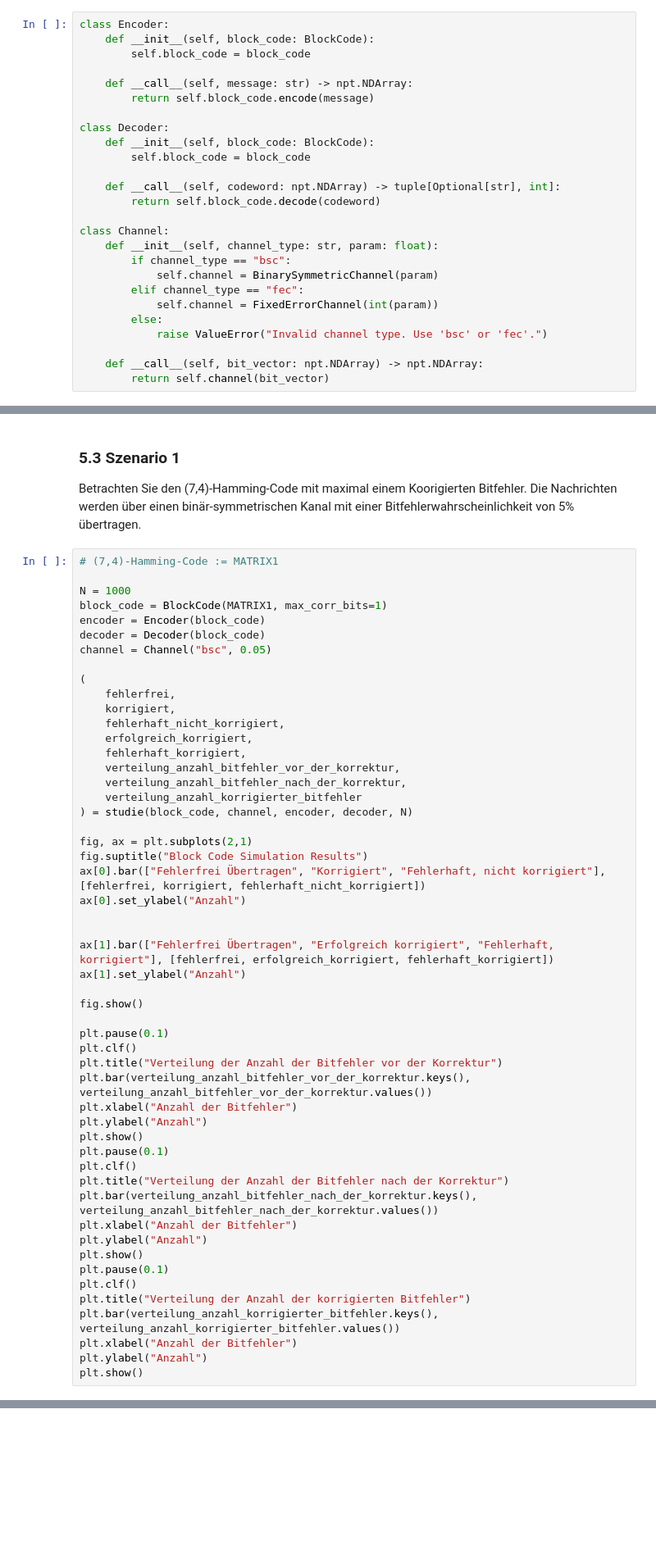
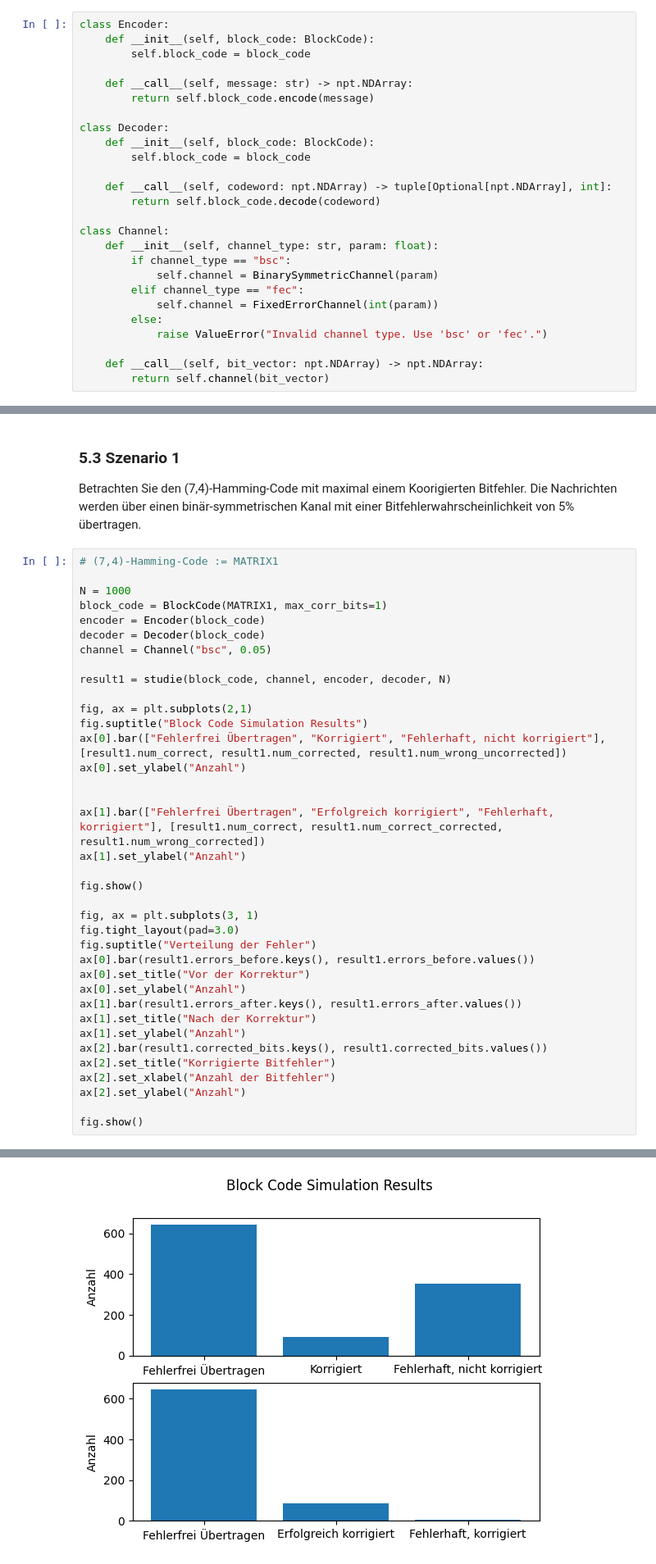
Before and after one commit to FabiSahne/Kommunikationstechnik, a Jupyter notebook: 3-Linear-systematische-Blockcodes/LsBc.ipynb, the cells around one changed output, grey strips where cells are left out. Shown at 82% size. Cells and saved outputs as stored; diff of their text form; blank space fills up the shorter version.

```diff
--- a/3-Linear-systematische-Blockcodes/LsBc.ipynb
+++ b/3-Linear-systematische-Blockcodes/LsBc.ipynb
@@ -264,7 +268,7 @@ class Decoder:
     def __init__(self, block_code: BlockCode):
         self.block_code = block_code
 
-    def __call__(self, codeword: npt.NDArray) -> tuple[Optional[str], int]:
+    def __call__(self, codeword: npt.NDArray) -> tuple[Optional[npt.NDArray], int]:
         return self.block_code.decode(codeword)
 
 class Channel:
@@ -336,47 +364,32 @@ encoder = Encoder(block_code)
 decoder = Decoder(block_code)
 channel = Channel("bsc", 0.05)
 
-(
-    fehlerfrei,
-    korrigiert,
-    fehlerhaft_nicht_korrigiert,
-    erfolgreich_korrigiert,
-    fehlerhaft_korrigiert,
-    verteilung_anzahl_bitfehler_vor_der_korrektur,
-    verteilung_anzahl_bitfehler_nach_der_korrektur,
-    verteilung_anzahl_korrigierter_bitfehler
-) = studie(block_code, channel, encoder, decoder, N)
+result1 = studie(block_code, channel, encoder, decoder, N)
 
 fig, ax = plt.subplots(2,1)
 fig.suptitle("Block Code Simulation Results")
-ax[0].bar(["Fehlerfrei Übertragen", "Korrigiert", "Fehlerhaft, nicht korrigiert"], [fehlerfrei, korrigiert, fehlerhaft_nicht_korrigiert])
+ax[0].bar(["Fehlerfrei Übertragen", "Korrigiert", "Fehlerhaft, nicht korrigiert"], [result1.num_correct, result1.num_corrected, result1.num_wrong_uncorrected])
 ax[0].set_ylabel("Anzahl")
 
 
-ax[1].bar(["Fehlerfrei Übertragen", "Erfolgreich korrigiert", "Fehlerhaft, korrigiert"], [fehlerfrei, erfolgreich_korrigiert, fehlerhaft_korrigiert])
+ax[1].bar(["Fehlerfrei Übertragen", "Erfolgreich korrigiert", "Fehlerhaft, korrigiert"], [result1.num_correct, result1.num_correct_corrected, result1.num_wrong_corrected])
 ax[1].set_ylabel("Anzahl")
 
 fig.show()
 
-plt.pause(0.1)
-plt.clf()
-plt.title("Verteilung der Anzahl der Bitfehler vor der Korrektur")
-plt.bar(verteilung_anzahl_bitfehler_vor_der_korrektur.keys(), verteilung_anzahl_bitfehler_vor_der_korrektur.values())
-plt.xlabel("Anzahl der Bitfehler")
-plt.ylabel("Anzahl")
-plt.show()
-plt.pause(0.1)
-plt.clf()
-plt.title("Verteilung der Anzahl der Bitfehler nach der Korrektur")
-plt.bar(verteilung_anzahl_bitfehler_nach_der_korrektur.keys(), verteilung_anzahl_bitfehler_nach_der_korrektur.values())
-plt.xlabel("Anzahl der Bitfehler")
-plt.ylabel("Anzahl")
-plt.show()
-plt.pause(0.1)
-plt.clf()
-plt.title("Verteilung der Anzahl der korrigierten Bitfehler")
-plt.bar(verteilung_anzahl_korrigierter_bitfehler.keys(), verteilung_anzahl_korrigierter_bitfehler.values())
-plt.xlabel("Anzahl der Bitfehler")
-plt.ylabel("Anzahl")
-plt.show()
+fig, ax = plt.subplots(3, 1)
+fig.tight_layout(pad=3.0)
+fig.suptitle("Verteilung der Fehler")
+ax[0].bar(result1.errors_before.keys(), result1.errors_before.values())
+ax[0].set_title("Vor der Korrektur")
+ax[0].set_ylabel("Anzahl")
+ax[1].bar(result1.errors_after.keys(), result1.errors_after.values())
+ax[1].set_title("Nach der Korrektur")
+ax[1].set_ylabel("Anzahl")
+ax[2].bar(result1.corrected_bits.keys(), result1.corrected_bits.values())
+ax[2].set_title("Korrigierte Bitfehler")
+ax[2].set_xlabel("Anzahl der Bitfehler")
+ax[2].set_ylabel("Anzahl")
+
+fig.show()
 # %% [output]
@@ -383,0 +396 @@ TypeError: unhashable type: 'numpy.ndarray'
+[figure, added]
```
Also changed, not shown: parts of 7 cells of this notebook.
